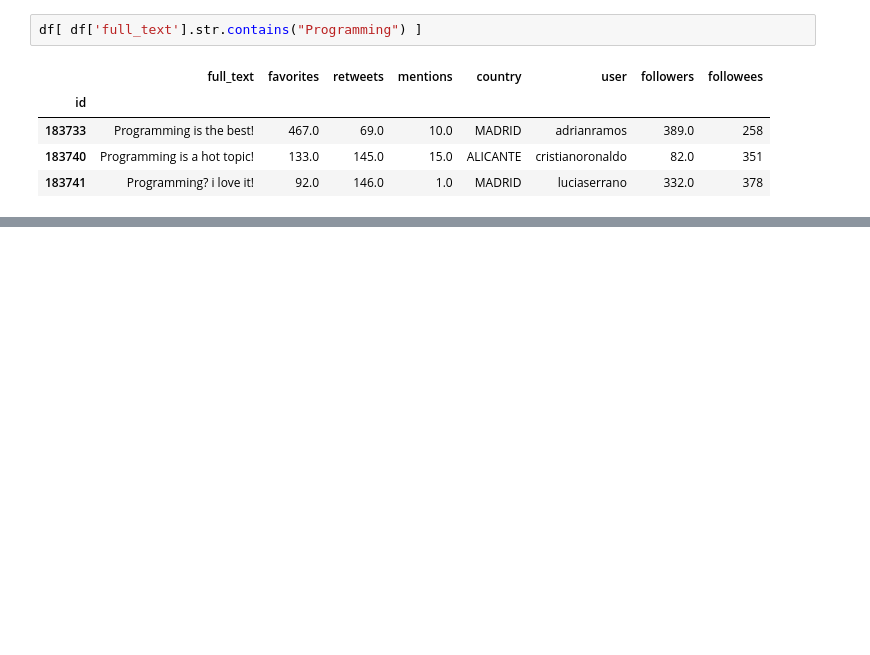
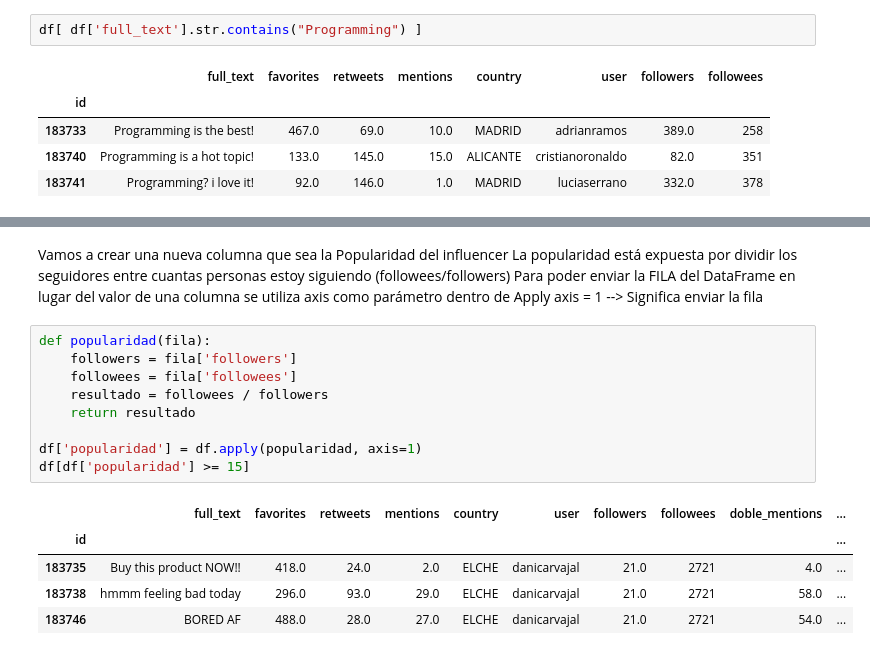
Before and after one commit to serraguti/PythonCiencia, a Jupyter notebook: ciencia05influencers.ipynb, the cells around one changed output, grey strips where cells are left out. Cells and saved outputs as stored; diff of their text form; blank space fills up the shorter version.

Commit message:
commit ciencia influencers

```diff
--- a/ciencia05influencers.ipynb
+++ b/ciencia05influencers.ipynb
@@ -76,0 +103,22 @@ df[ df['full_text'].str.contains("Programming") ]
+# %% [markdown]
+Vamos a crear una nueva columna que sea la Popularidad del influencer
+La popularidad está expuesta por dividir los seguidores entre cuantas personas estoy siguiendo
+(followees/followers)
+Para poder enviar la FILA del DataFrame en lugar del valor de una columna
+se utiliza axis como parámetro dentro de Apply
+axis = 1 --> Significa enviar la fila
+# %%
+def popularidad(fila):
+    followers = fila['followers']
+    followees = fila['followees']
+    resultado = followees / followers
+    return resultado
+
+df['popularidad'] = df.apply(popularidad, axis=1)
+df[df['popularidad'] >= 15]
+# %% [output]
+|  | full_text | favorites | retweets | mentions | country | user | followers | followees | doble_mentions | ... |
+| id |  |  |  |  |  |  |  |  |  | ... |
+| 183735 | Buy this product NOW!! | 418.0 | 24.0 | 2.0 | ELCHE | danicarvajal | 21.0 | 2721 | 4.0 | ... |
+| 183738 | hmmm feeling bad today | 296.0 | 93.0 | 29.0 | ELCHE | danicarvajal | 21.0 | 2721 | 58.0 | ... |
+| 183746 | BORED AF | 488.0 | 28.0 | 27.0 | ELCHE | danicarvajal | 21.0 | 2721 | 54.0 | ... |
```
Also changed, not shown: parts of 10 cells of this notebook, 2 other files.
